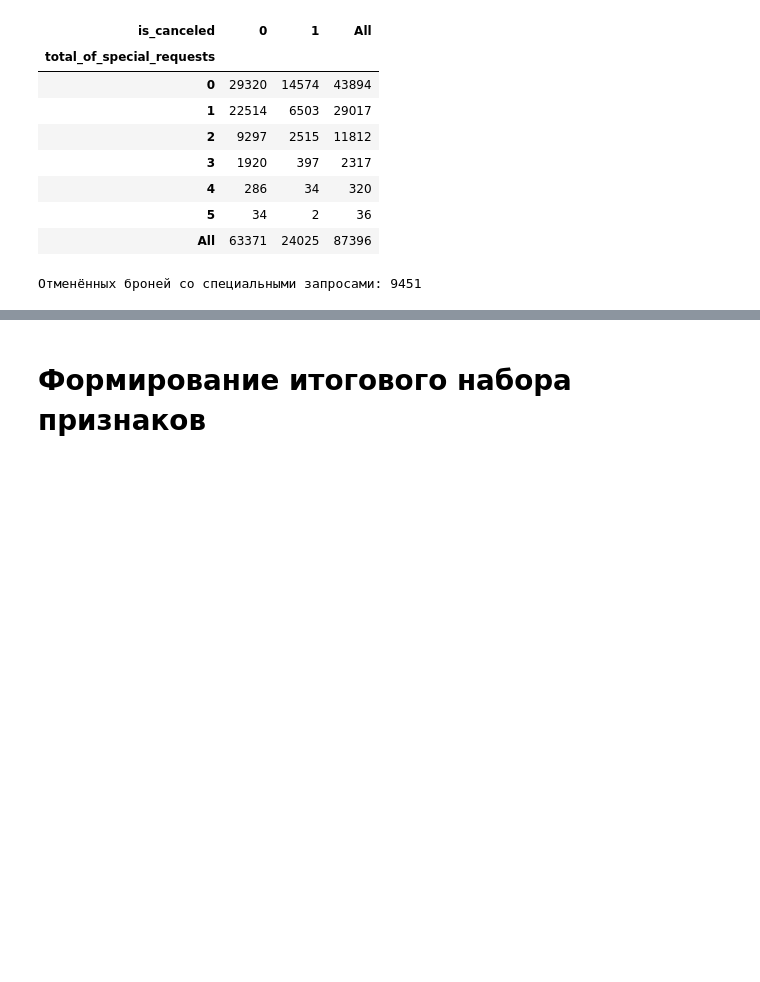
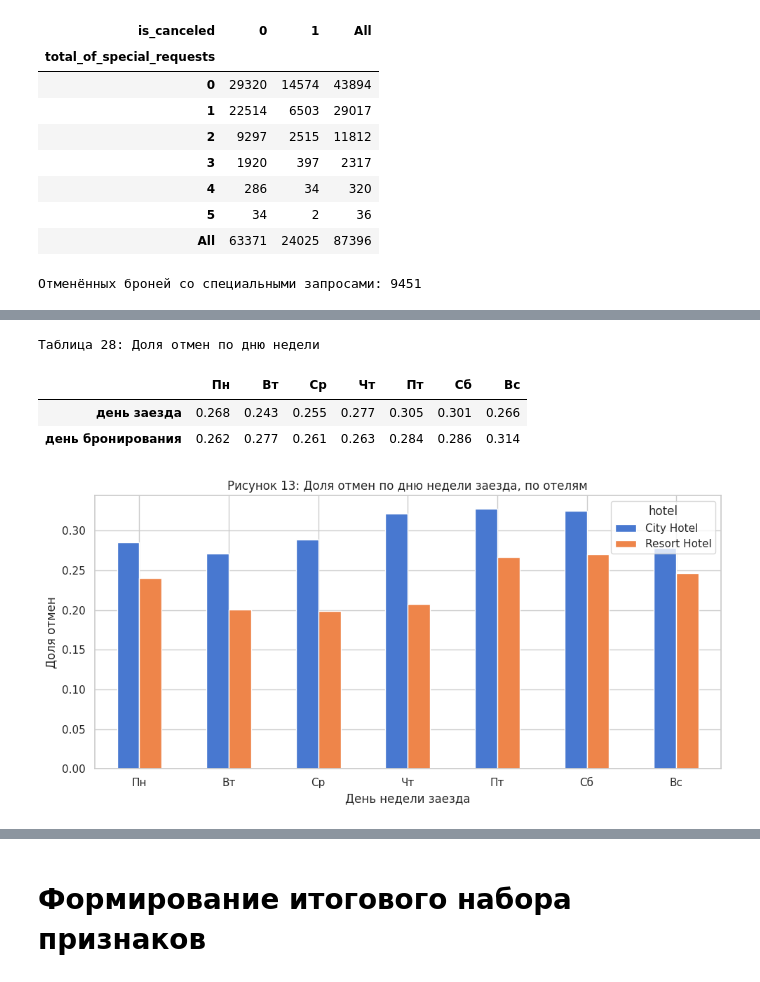
Before and after one commit to DeusMaksler/hse-ai-cancel-alert, a Jupyter notebook: eda/EDA.ipynb, the cells around one changed output, grey strips where cells are left out. Saved outputs shown, nothing was run; the diff lists cells and outputs as text; code cells hidden in the pictures; blank space fills up the shorter version.

```diff
--- a/eda/EDA.ipynb
+++ b/eda/EDA.ipynb
@@ -1127,0 +1273,27 @@ print(f"Отменённых броней со специальными запр
+# %%
+t_df['booking_date'] = t_df['arrival_date'] - pd.to_timedelta(t_df['lead_time'], unit='D')
+t_df['arrival_dow'] = t_df['arrival_date'].dt.dayofweek
+t_df['booking_dow'] = t_df['booking_date'].dt.dayofweek
+t_dow_names = ['Пн', 'Вт', 'Ср', 'Чт', 'Пт', 'Сб', 'Вс']
+
+print("Таблица 28: Доля отмен по дню недели")
+t_dow_tab = pd.DataFrame({
+    'день заезда': t_df.groupby('arrival_dow')['is_canceled'].mean(),
+    'день бронирования': t_df.groupby('booking_dow')['is_canceled'].mean()}).T
+t_dow_tab.columns = t_dow_names
+display(t_dow_tab.round(3))
+
+t_dow_hotel = t_df.groupby(['arrival_dow', 'hotel'])['is_canceled'].mean().unstack()
+t_dow_hotel.index = t_dow_names
+t_ax = t_dow_hotel.plot(kind='bar', figsize=(10, 5), rot=0)
+t_ax.set_xlabel('День недели заезда')
+t_ax.set_ylabel('Доля отмен')
+t_ax.set_title('Рисунок 13: Доля отмен по дню недели заезда, по отелям')
+plt.tight_layout()
+plt.show()
+# %% [output]
+Таблица 28: Доля отмен по дню недели
+|  | Пн | Вт | Ср | Чт | Пт | Сб | Вс |
+| день заезда | 0.268 | 0.243 | 0.255 | 0.277 | 0.305 | 0.301 | 0.266 |
+| день бронирования | 0.262 | 0.277 | 0.261 | 0.263 | 0.284 | 0.286 | 0.314 |
+[figure, added]
```
Also changed, not shown: parts of 21 cells of this notebook.
